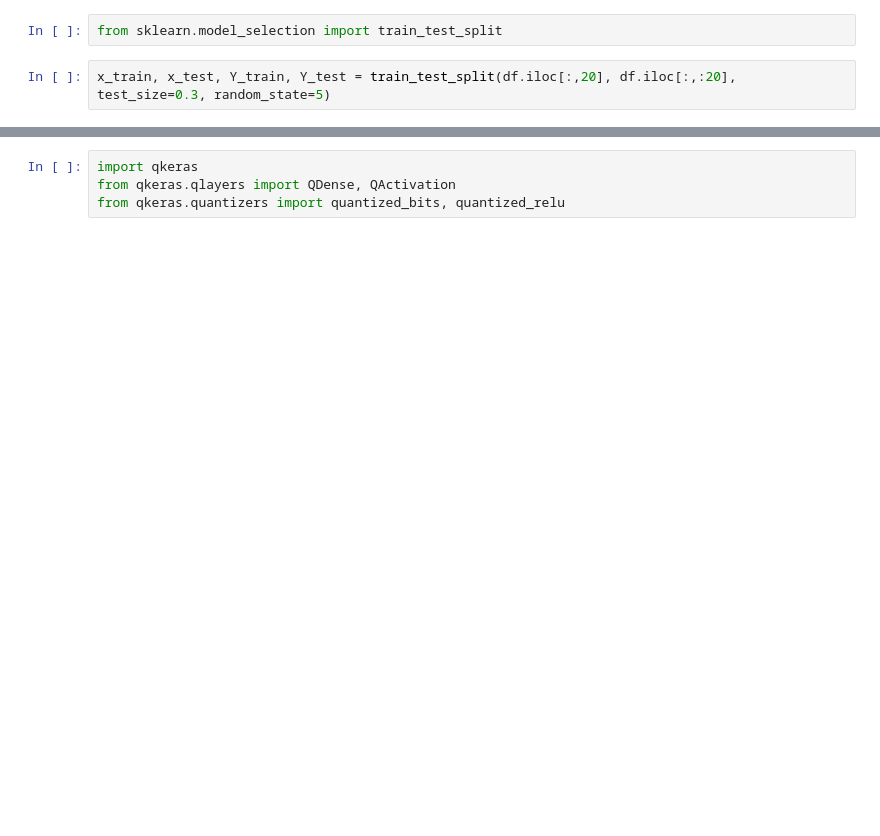
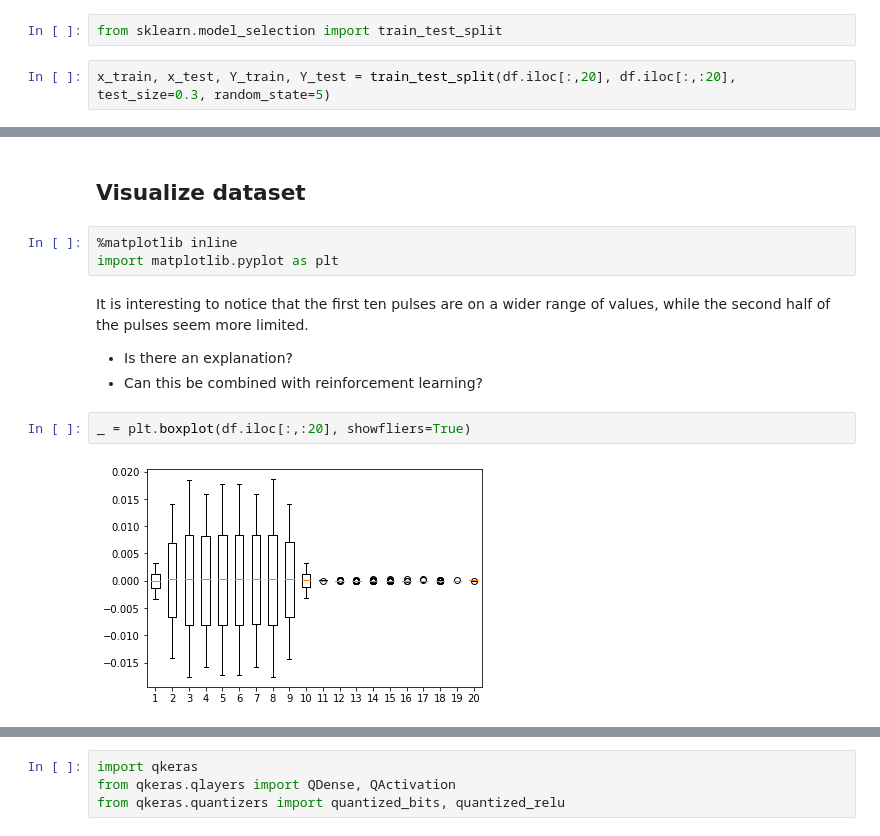
Before and after one commit to fastmachinelearning/ml4quantum-release, a Jupyter notebook: src/01_train_model.ipynb, the cells around one changed output, grey strips where cells are left out. Saved outputs shown, nothing was run; the diff lists cells and outputs as text; blank space fills up the shorter version.

```diff
--- a/src/01_train_model.ipynb
+++ b/src/01_train_model.ipynb
@@ -33,0 +78,13 @@ x_train, x_test, Y_train, Y_test = train_test_split(df.iloc[:,20], df.iloc[:,:20
+# %% [markdown]
+## Visualize dataset
+# %%
+%matplotlib inline
+import matplotlib.pyplot as plt
+# %% [markdown]
+It is interesting to notice that the first ten pulses are on a wider range of values, while the second half of the pulses seem more limited.
+- Is there an explanation?
+- Can this be combined with reinforcement learning?
+# %%
+_ = plt.boxplot(df.iloc[:,:20], showfliers=True)
+# %% [output]
+[figure, added]
```
Also changed, not shown: parts of 46 cells of this notebook, 11 other files.
